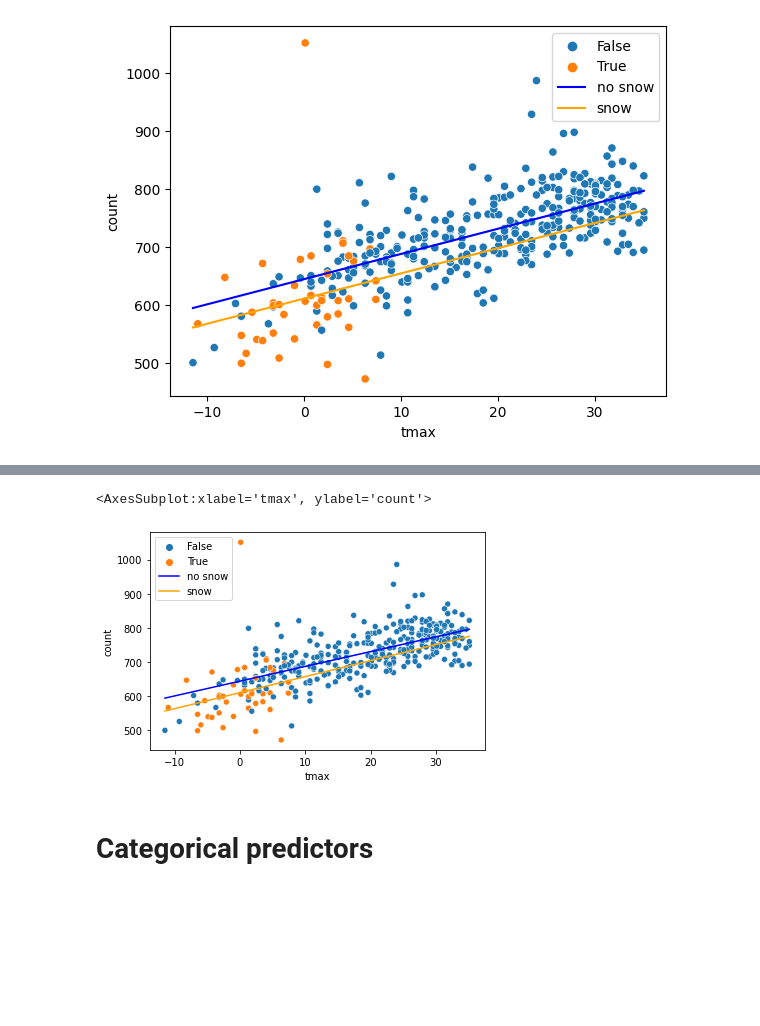
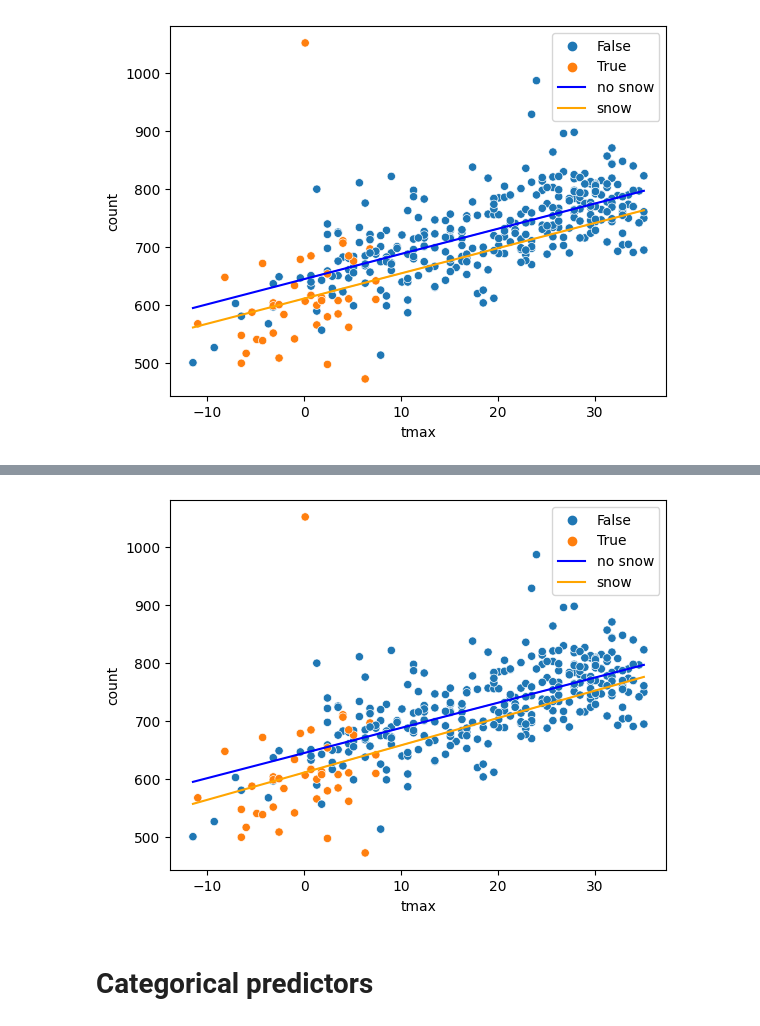
Before and after one commit to stanford-mse-125/demos, a Jupyter notebook: crime.ipynb, the cells around one changed output, grey strips where cells are left out. Saved outputs shown, nothing was run; the diff lists cells and outputs as text; code cells hidden in the pictures; blank space fills up the shorter version.

```diff
--- a/crime.ipynb
+++ b/crime.ipynb
@@ -510,8 +510,8 @@ rmse(model.predict(crimes), crimes['count'])
 sns.scatterplot(x='tmax', y='count', hue='snow_indicator', data=crimes)
 
 # plot line for no snow
-sns.lineplot(crimes['tmax'], model.params[0] + model.params[2]*crimes['tmax'], color='blue', label='no snow')
+sns.lineplot(x=crimes['tmax'], y=model.params[0] + model.params[2]*crimes['tmax'], color='blue', label='no snow')
 
 # plot line for snow
-sns.lineplot(crimes['tmax'], model.params[0] + model.params[1] + model.params[2]*crimes['tmax'] + model.params[3]*crimes['tmax'], color='orange', label='snow')
+sns.lineplot(x=crimes['tmax'], y=model.params[0] + model.params[1] + model.params[2]*crimes['tmax'] + model.params[3]*crimes['tmax'], color='orange', label='snow')
 # %% [output]
@@ -520,5 +519,4 @@ FutureWarning: Pass the following variables as keyword args: x, y. From version
-<AxesSubplot:xlabel='tmax', ylabel='count'>
-[figure, old version]
+[figure, new version]
 # %% [markdown]
 # Categorical predictors
 # %%
```
Also changed, not shown: parts of 16 cells of this notebook.
